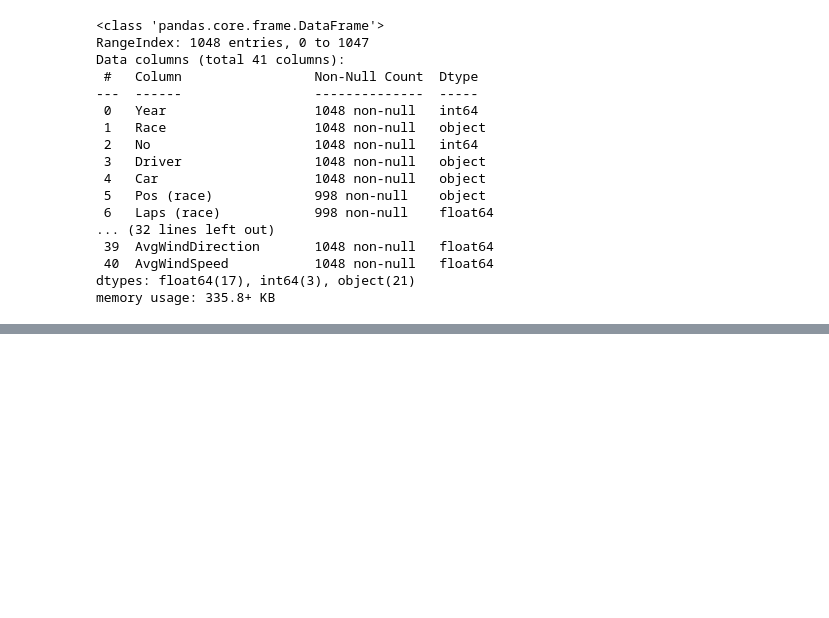
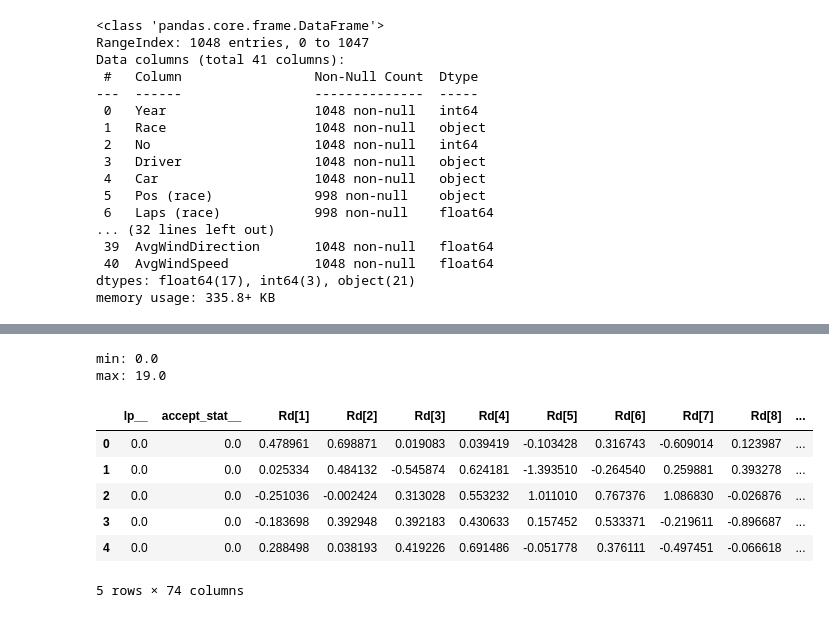
Before and after one commit to andrzejjnk/bayesian_f1, a Jupyter notebook: f1_project.ipynb, the cells around one changed output, grey strips where cells are left out. Cells and saved outputs as stored; diff of their text form; code cells hidden in the pictures; blank space fills up the shorter version.

```diff
--- a/f1_project.ipynb
+++ b/f1_project.ipynb
@@ -431,0 +266,30 @@ Overwriting stan/model1.stan
+# %%
+unique_drivers = df['Name'].nunique() # unique drivers
+avg_points = df.groupby('Name')['Points'].mean() # Average points per race per driver
+avg_qualifying = df.groupby('Name')['Pos (qualifying)'].mean() # Average qualifying position per driver
+std_pos_race = df.groupby('Name')['Pos (race)'].std() # Standard deviation of race finishes per driver
+grouped = df.groupby('Constructor')
+# Obliczanie liczby podiów (miejsca 1-3)
+podium_count = grouped['Pos (race)'].apply(lambda x: (x <= 3).sum())
+# Obliczanie liczby wszystkich wyścigów
+total_races = grouped['Pos (race)'].count()
+# Obliczanie wskaźnika
+podium_ratio = podium_count / total_races
+
+# print(avg_points)
+# print(avg_qualifying)
+# print(std_pos_race)
+data_dict = {
+    'N': unique_drivers,
+    'Wd': 0.4,
+    'Pd': avg_points,
+    'Qd': 0.3,
+    'Ad': avg_qualifying,
+    'Cd': 0.3,
+    'Sd': std_pos_race,
+    'sigma': 1,
+    'Pc': 0.5,
+    #'Ec': podium_ratio,
+    'Rc': 0.5
+}
+# podium_ratio
@@ -431,0 +307,16 @@ Overwriting stan/model1.stan
+# %%
+df_fit = fit.draws_pd()
+df_fit.head()
+print(f"min: {fit.stan_variable('position').min()}")
+print(f"max: {fit.stan_variable('position').max()}")
+df_fit.head()
+# %% [output]
+min: 0.0
+max: 19.0
+|  | lp__ | accept_stat__ | Rd[1] | Rd[2] | Rd[3] | Rd[4] | Rd[5] | Rd[6] | Rd[7] | Rd[8] | ... |
+| 0 | 0.0 | 0.0 | 0.478961 | 0.698871 | 0.019083 | 0.039419 | -0.103428 | 0.316743 | -0.609014 | 0.123987 | ... |
+| 1 | 0.0 | 0.0 | 0.025334 | 0.484132 | -0.545874 | 0.624181 | -1.393510 | -0.264540 | 0.259881 | 0.393278 | ... |
+| 2 | 0.0 | 0.0 | -0.251036 | -0.002424 | 0.313028 | 0.553232 | 1.011010 | 0.767376 | 1.086830 | -0.026876 | ... |
+| 3 | 0.0 | 0.0 | -0.183698 | 0.392948 | 0.392183 | 0.430633 | 0.157452 | 0.533371 | -0.219611 | -0.896687 | ... |
+| 4 | 0.0 | 0.0 | 0.288498 | 0.038193 | 0.419226 | 0.691486 | -0.051778 | 0.376111 | -0.497451 | -0.066618 | ... |
+5 rows × 74 columns
```
Also changed, not shown: parts of 29 cells of this notebook, 5 other files.
